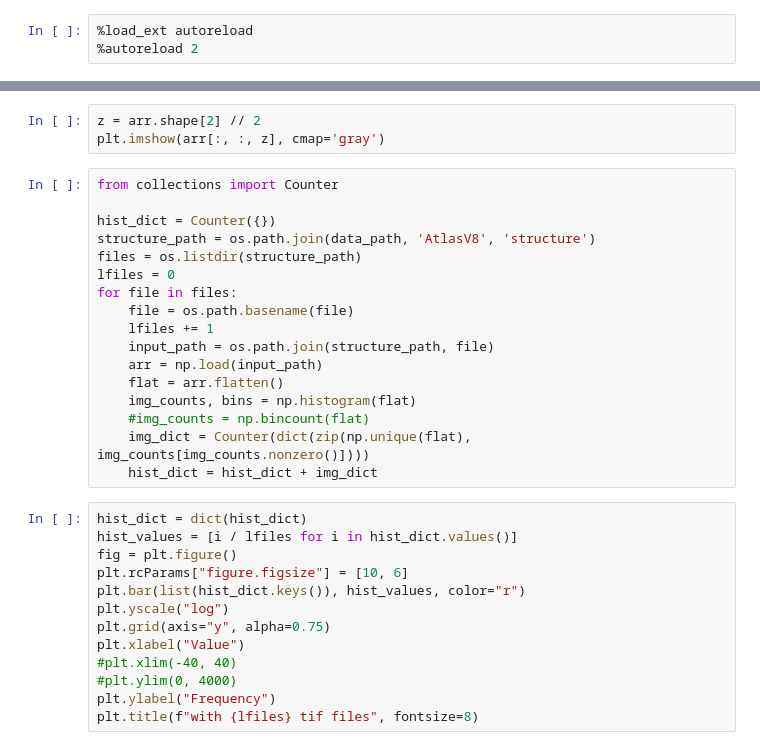
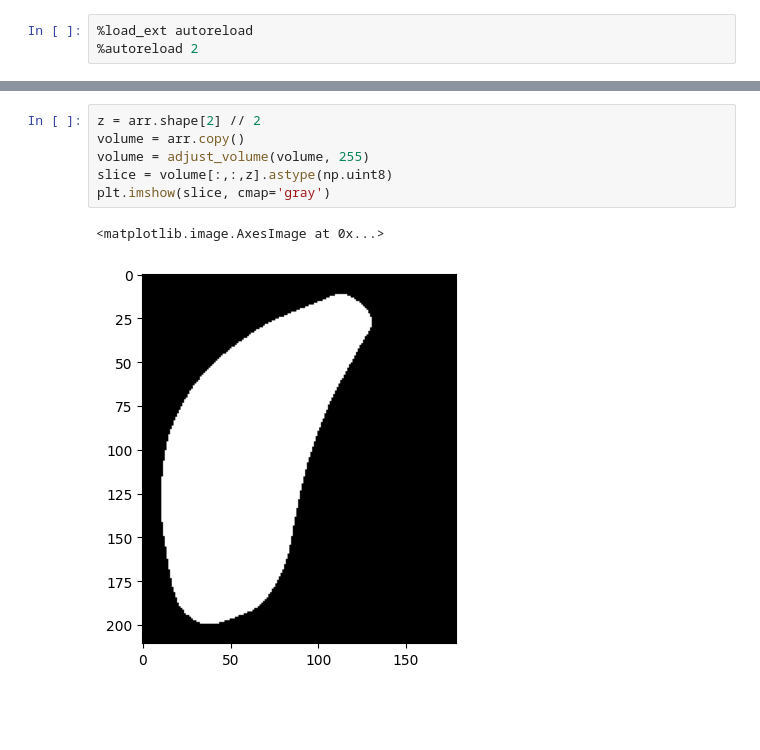
Before and after one commit to BrainSharer/pipeline, a Jupyter notebook: src/atlas/notebooks/view_volumes.ipynb, the cells around one changed output, grey strips where cells are left out. Cells and saved outputs as stored; diff of their text form; blank space fills up the shorter version.

```diff
--- a/src/atlas/notebooks/view_volumes.ipynb
+++ b/src/atlas/notebooks/view_volumes.ipynb
@@ -154,34 +137,10 @@ print(arr.shape, arr.dtype)
 # %%
 z = arr.shape[2] // 2
-plt.imshow(arr[:, :, z], cmap='gray')
+volume = arr.copy()
+volume = adjust_volume(volume, 255)
+slice = volume[:,:,z].astype(np.uint8)
+plt.imshow(slice, cmap='gray')
+# %% [output]
+<matplotlib.image.AxesImage at 0x...>
+[figure, added]
-# %%
-from collections import Counter
-
-hist_dict = Counter({})
-structure_path = os.path.join(data_path, 'AtlasV8', 'structure')
-files = os.listdir(structure_path)
-lfiles = 0
-for file in files:
-    file = os.path.basename(file)
-    lfiles += 1
-    input_path = os.path.join(structure_path, file)
-    arr = np.load(input_path)
-    flat = arr.flatten()
-    img_counts, bins = np.histogram(flat)
-    #img_counts = np.bincount(flat)
-    img_dict = Counter(dict(zip(np.unique(flat), img_counts[img_counts.nonzero()])))
-    hist_dict = hist_dict + img_dict
-# %%
-hist_dict = dict(hist_dict)
-hist_values = [i / lfiles for i in hist_dict.values()]
-fig = plt.figure()
-plt.rcParams["figure.figsize"] = [10, 6]
-plt.bar(list(hist_dict.keys()), hist_values, color="r")
-plt.yscale("log")
-plt.grid(axis="y", alpha=0.75)
-plt.xlabel("Value")
-#plt.xlim(-40, 40)
-#plt.ylim(0, 4000)
-plt.ylabel("Frequency")
-plt.title(f"with {lfiles} tif files", fontsize=8)
 # %%
```
Also changed, not shown: parts of 10 cells of this notebook, 2 other files.
